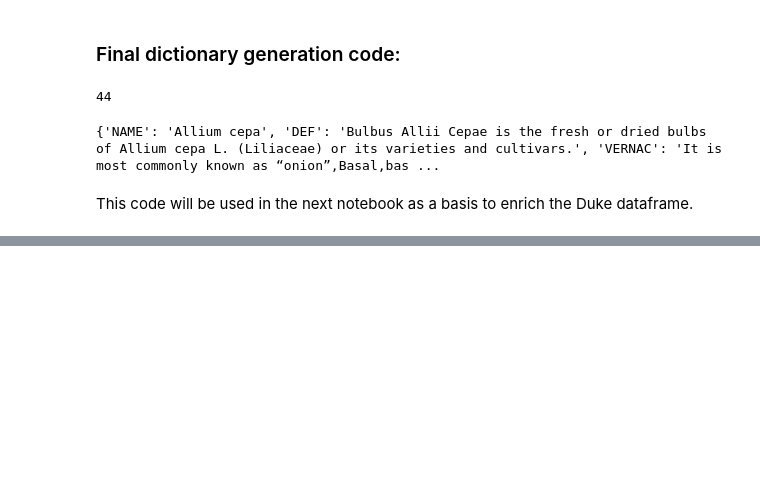
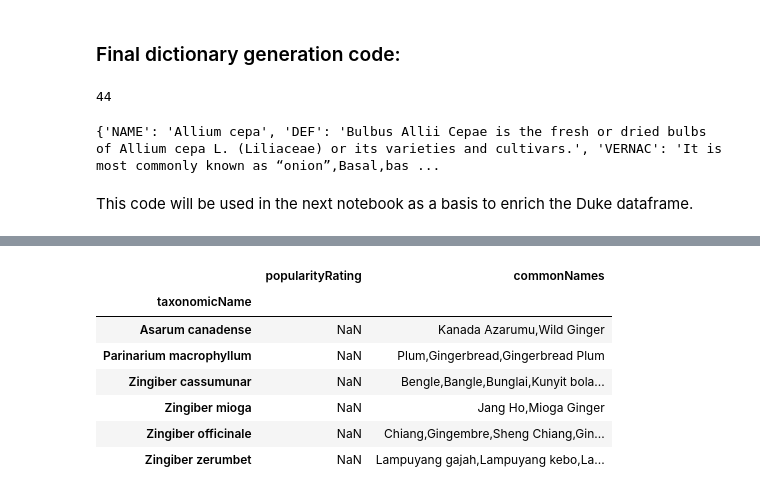
Before and after one commit to TechLabs-Berlin/wt23-naturdoc, a Jupyter notebook: ds/notebooks/data_transformation.ipynb, the cells around one changed output, grey strips where cells are left out. Cells and saved outputs as stored; diff of their text form; code cells hidden in the pictures; blank space fills up the shorter version.

```diff
--- a/ds/notebooks/data_transformation.ipynb
+++ b/ds/notebooks/data_transformation.ipynb
@@ -826,0 +892,13 @@ This code will be used in the next notebook as a basis to enrich the Duke datafr
+# %%
+filter = taxonomy_df.commonNames.str.contains('Ginger')
+filt_df = taxonomy_df[filter]
+filt_df
+# %% [output]
+|  | popularityRating | commonNames |
+| taxonomicName |  |  |
+| Asarum canadense | NaN | Kanada Azarumu,Wild Ginger |
+| Parinarium macrophyllum | NaN | Plum,Gingerbread,Gingerbread Plum |
+| Zingiber cassumunar | NaN | Bengle,Bangle,Bunglai,Kunyit bola... |
+| Zingiber mioga | NaN | Jang Ho,Mioga Ginger |
+| Zingiber officinale | NaN | Chiang,Gingembre,Sheng Chiang,Gin... |
+| Zingiber zerumbet | NaN | Lampuyang gajah,Lampuyang kebo,La... |
```
Also changed, not shown: parts of 11 cells of this notebook, 3 other files.
